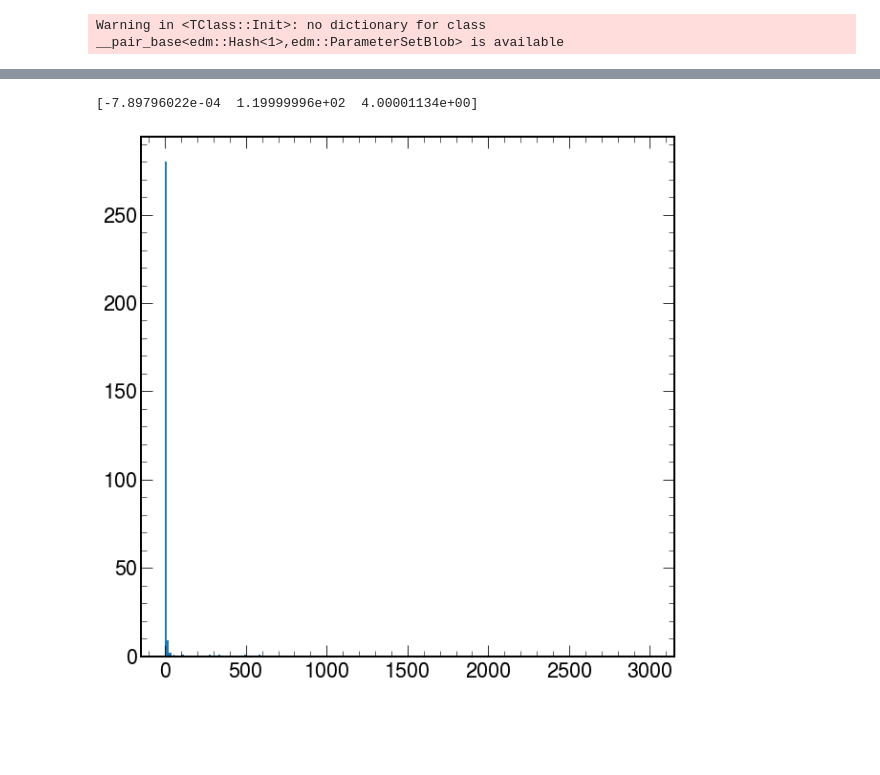
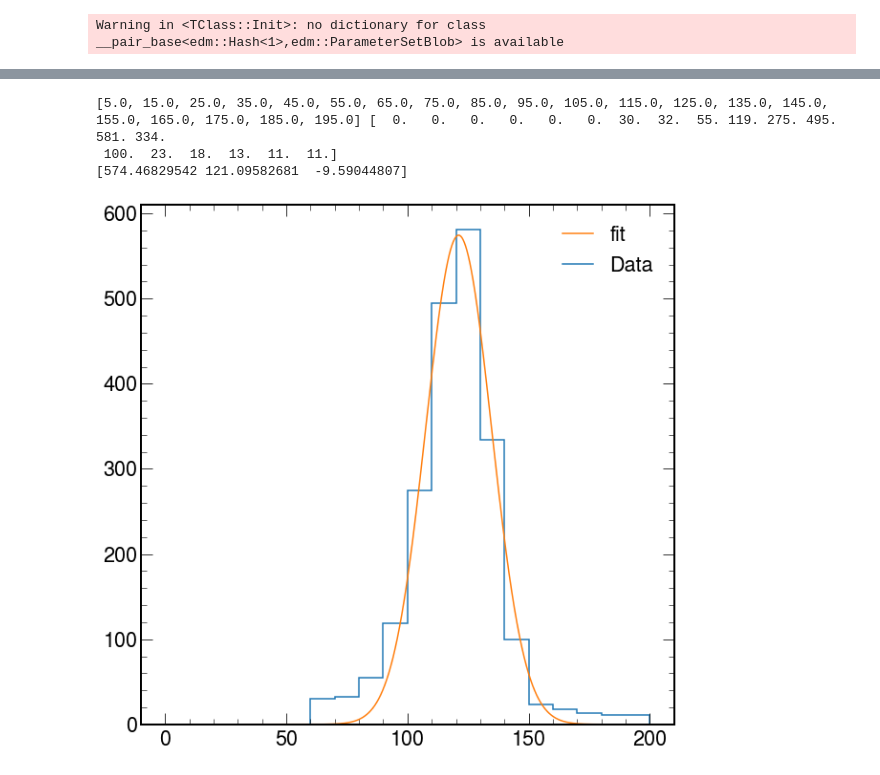
Before and after one commit to mroguljic/H3PO_Autumn, a Jupyter notebook: notebooks/Single_jets.ipynb, the cells around one changed output, grey strips where cells are left out. Saved outputs shown, nothing was run; the diff lists cells and outputs as text; code cells hidden in the pictures; blank space fills up the shorter version.

```diff
--- a/notebooks/Single_jets.ipynb
+++ b/notebooks/Single_jets.ipynb
@@ -82 +78,12 @@ AttributeError: Failed to get attribute hist from ROOT
 [figure]
+# %%
+fit = jet0Masses.Fit("gaus","S","",50,200)
+c = r.TCanvas("c","",1000,1000)
+c.cd()
+jet0Masses.Draw()
+jet0Masses.GetXaxis().SetRangeUser(0., 200.);
+fit.Draw()
+c.Draw()
+
+sigma = fit.Get().Parameters()[2]
+print("Standard deviation is {0:.2f} GeV".format(sigma))
@@ -83,23 +101,32 @@ AttributeError: Failed to get attribute hist from ROOT
 # %%
 #gauss fit
+from scipy.stats import norm
 
 def gauss(x, amp, mu, sigma):
     return amp*np.exp(-(x-mu)**2/(2*sigma)**2)
 
 def gauss_fit(jet, edges, p0):
+    x = [] #bin centers
+    for i in range(len(edges)-1):
+        x.append(edges[i]/2.+edges[i+1]/2.)
+    y = jet
 
+    print(x,y)
 
-    n, bins, patches = plt.hist(jet, edges)
-
-    x = np.linspace(50, 300, 300)
-
-    y = n
 
     popt, pcov = curve_fit(gauss, x, y, p0, maxfev=100000)
 
     print(popt)
 
-gauss_fit(jet0, edges, [600, 120, 4])
+    hep.histplot(jet,edges,label=["Data"],stack=False)
+    x_interval_for_fit = np.linspace(x[0], x[-1], 10000)
+    plt.plot(x_interval_for_fit, gauss(x_interval_for_fit, *popt), label='fit')
+    plt.legend()
+
+
+gauss_fit(jet0[:20], edges[:21], [1,120,10])#We "cut" the list to only fit the interesting part
 # %% [output]
-[-7.89796022e-04  1.19999996e+02  4.00001134e+00]
+[5.0, 15.0, 25.0, 35.0, 45.0, 55.0, 65.0, 75.0, 85.0, 95.0, 105.0, 115.0, 125.0, 135.0, 145.0, 155.0, 165.0, 175.0, 185.0, 195.0] [  0.   0.   0.   0.   0.   0.  30.  32.  55. 119. 275. 495. 581. 334.
+ 100.  23.  18.  13.  11.  11.]
+[574.46829542 121.09582681  -9.59044807]
-[figure, old version]
+[figure, new version]
```
Also changed, not shown: parts of 4 cells of this notebook.
